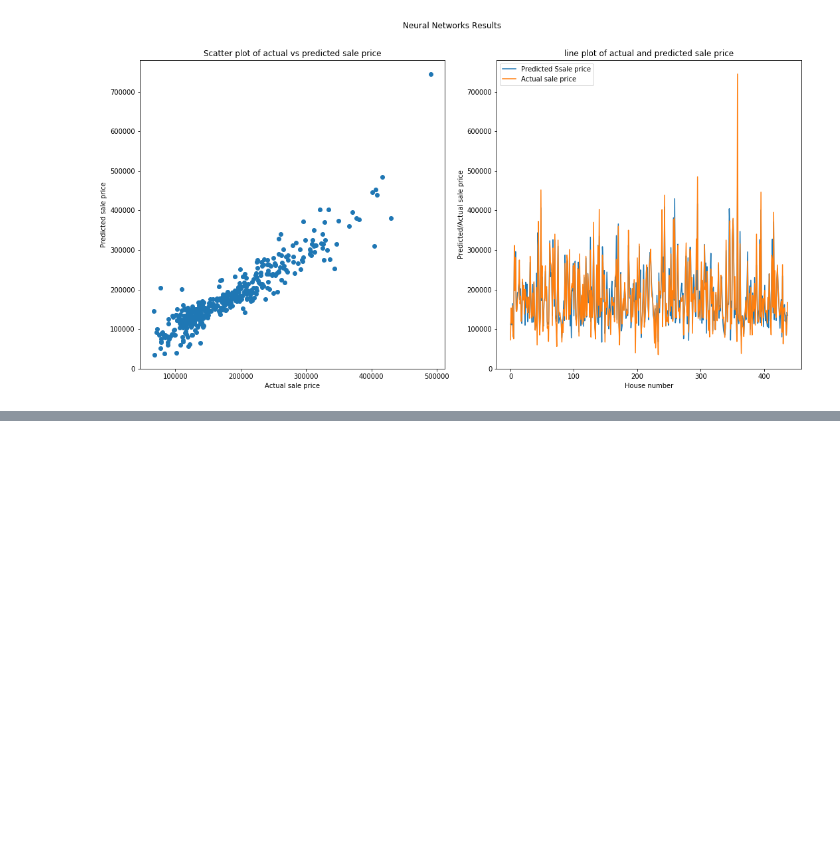
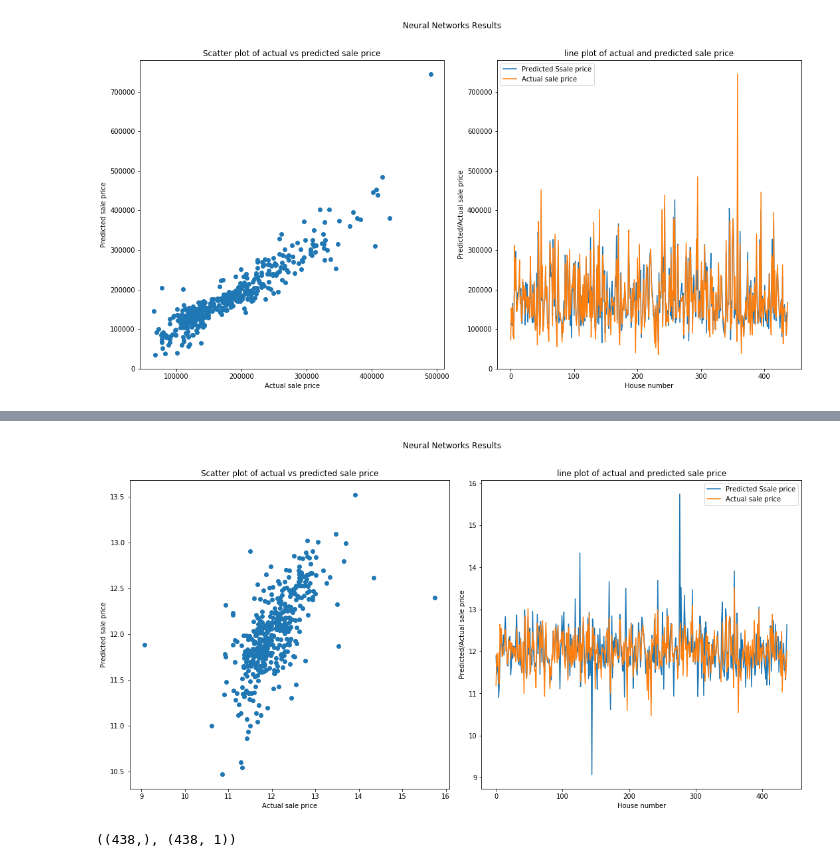
Before and after one commit to Yaohua-Chang/ML-Final-Project, a Jupyter notebook: Tamer/Week 04 NN .ipynb, the cells around one changed output, grey strips where cells are left out. Saved outputs shown, nothing was run; the diff lists cells and outputs as text; code cells hidden in the pictures; blank space fills up the shorter version.

```diff
--- a/Tamer/Week 04 NN .ipynb
+++ b/Tamer/Week 04 NN .ipynb
@@ -92,0 +172,24 @@ fig.subplots_adjust(top=0.88)
+# %%
+y_pred = mdl.predict(x_test)
+fig = plt.figure(figsize=(15,8))
+fig.suptitle('Neural Networks Results')
+plt.subplot(121)
+plt.scatter((y_pred), (y_test))
+plt.xlabel('Actual sale price')
+plt.ylabel('Predicted sale price')
+plt.title('Scatter plot of actual vs predicted sale price')
+plt.subplot(122)
+plt.plot((y_pred), label='Predicted Ssale price')
+plt.plot((y_test.values), label='Actual sale price')
+plt.xlabel('House number')
+plt.ylabel('Predicted/Actual sale price')
+plt.title('line plot of actual and predicted sale price')
+plt.legend()
+plt.tight_layout()
+fig.subplots_adjust(top=0.88)
+# %% [output]
+[figure, added]
+# %%
+y_test.shape, y_pred.shape
+# %% [output]
+((438,), (438, 1))
```
Also changed, not shown: parts of 12 cells of this notebook, 2 other files.
